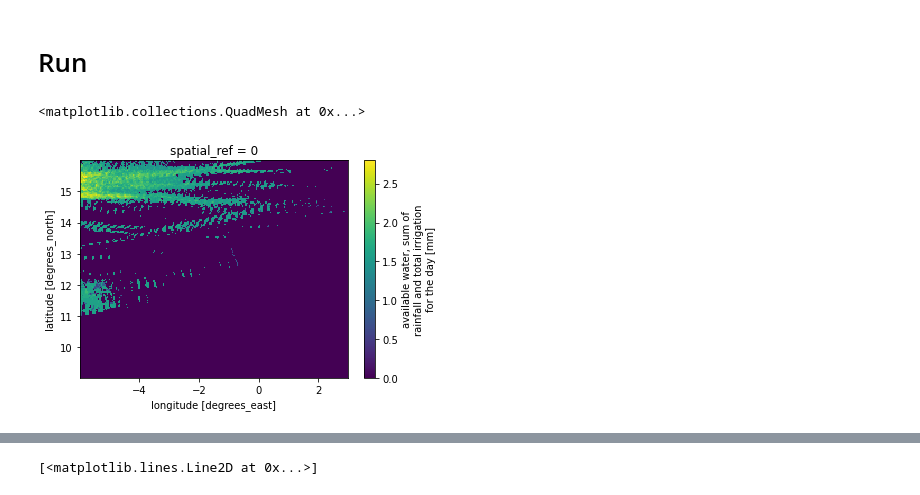
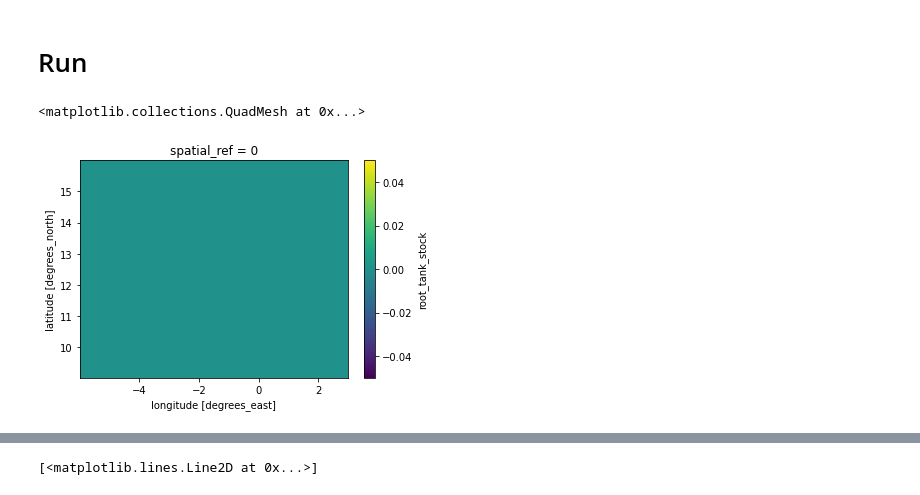
Before and after one commit to SARRA-cropmodels/SARRA-Py, a Jupyter notebook: notebooks/SARRA-Py_grid.ipynb, the cells around one changed output, grey strips where cells are left out. Cells and saved outputs as stored; diff of their text form; code cells hidden in the pictures.

```diff
--- a/notebooks/SARRA-Py_grid.ipynb
+++ b/notebooks/SARRA-Py_grid.ipynb
@@ -99,10 +99,18 @@ for j in tqdm(range(duration)):
     # sums rainfall and irrigation history
     data = PluieIrrig(j, data)
 
-    # data = RempliMc(j, data, paramITK)
-    # data = EvalRunOff(j, data, paramTypeSol)
-    # data = EvolRurCstr2(j, data, paramITK)
+    # can be conditioned to the presence of mulch
+    data = RempliMc(j, data, paramITK)
+
+
+    data = EvalRunOff(j, data, paramTypeSol)
+
+    data = EvolRurCstr2(j, data, paramITK)
+
+    # computation of filling of the tanks is done after other computations related to water,
+    # as we consider filling is taken into consideration at the end of the day
     # data = rempliRes(j, data)
+
     # data = EvalFESW(j, data) # bhytypeFAO, ***bileau***; exmodules 1 & 2 ###trad O
     # data = EvalKceMc(j, data, paramITK) # ***bileau***, exmodules 2 ###trad OK
     # data = DemandeSol(j, data) # ***bileau***, exmodules 1 & 2 ### trad OK
@@ -143,7 +151,7 @@ for j in tqdm(range(duration)):
     # data = BiomMcUBTSV3(j, data, paramITK) # ***bilancarbonsarra***, exmodules 2
     # data = MAJBiomMcSV3(data) # ***bilancarbonsarra***, exmodules 2
 # %%
-data["eauDispo"][0,:,:].plot()
+data["root_tank_stock"][170,:,:].plot()
 # %% [output]
 <matplotlib.collections.QuadMesh at 0x...>
-[figure, old version]
+[figure, new version]
```
Also changed, not shown: parts of 5 cells of this notebook, 1 other file.
